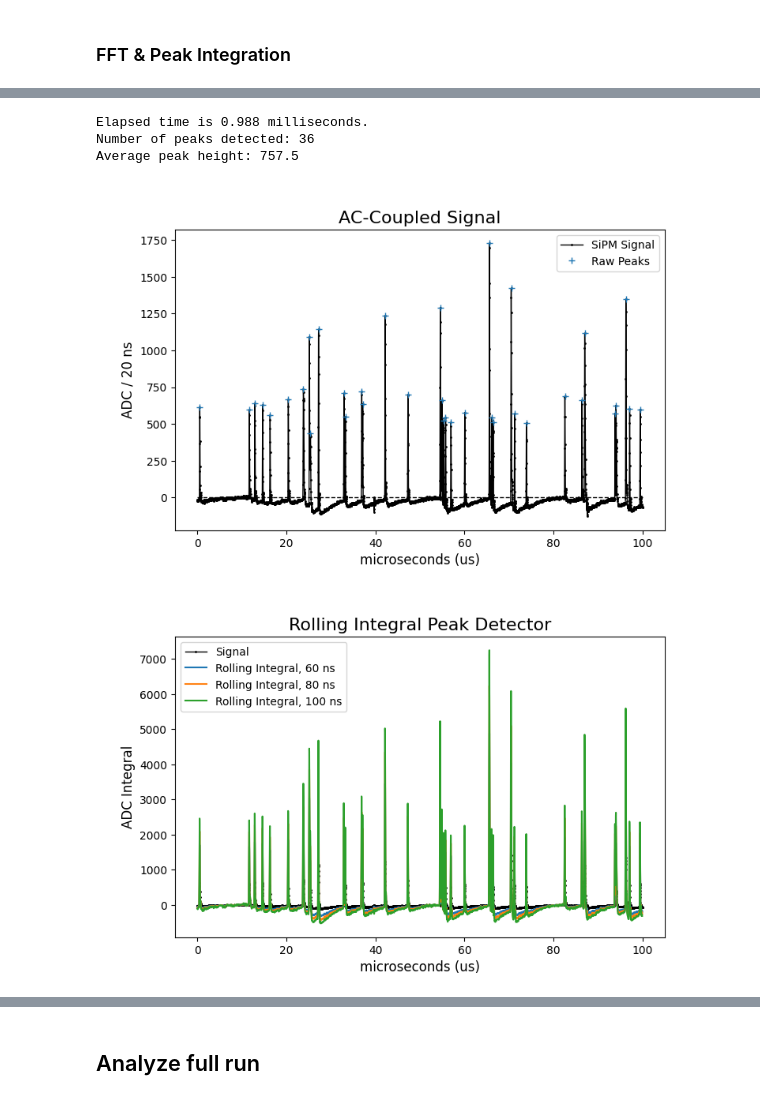
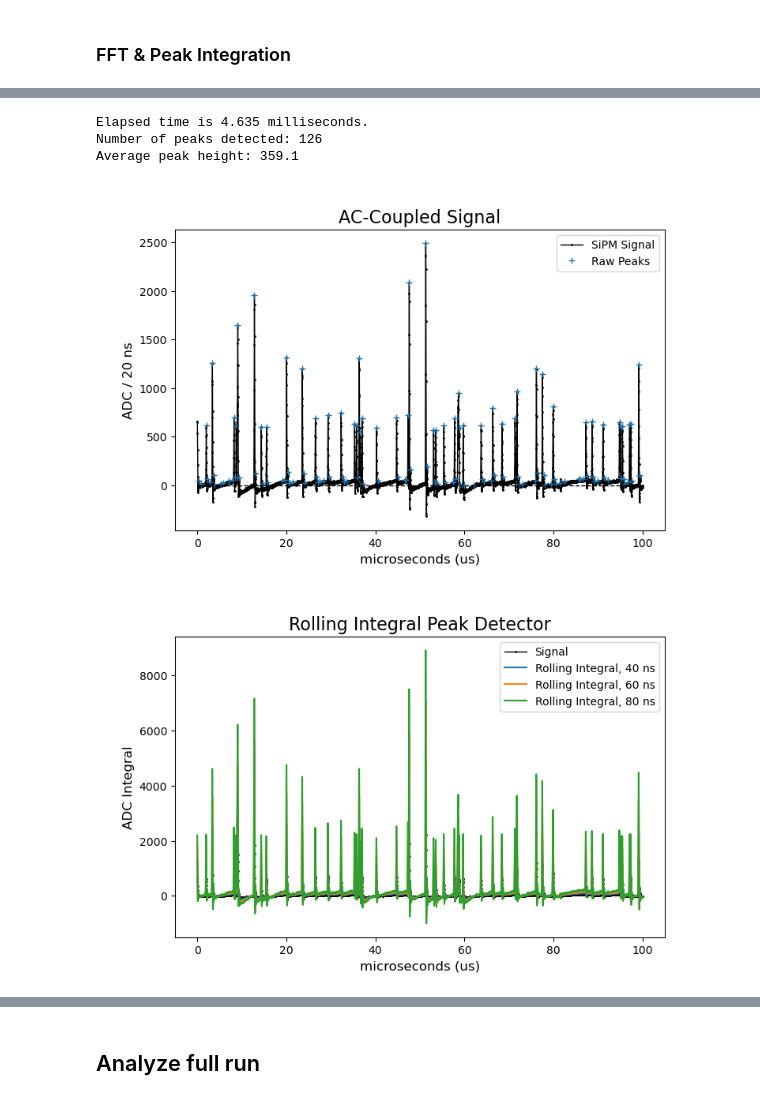
Before and after one commit to peckalec/dm-lab, a Jupyter notebook: REFLECT/SiPM_Analysis.ipynb, the cells around one changed output, grey strips where cells are left out. Cells and saved outputs as stored; diff of their text form; code cells hidden in the pictures.

```diff
--- a/REFLECT/SiPM_Analysis.ipynb
+++ b/REFLECT/SiPM_Analysis.ipynb
@@ -159,8 +175,8 @@ def analyze_sample_manual(inputkey):
 
 #inputfile=uproot.open("../../REFLECT/hiletgo/darksignals/output1919.root")
 #inputfile=uproot.open("../../REFLECT/run1/LN2/output2183.root")
-inputfile=uproot.open("../../REFLECT/sipm523/output2363.root") # cold 521 run
-#inputfile=uproot.open("../../REFLECT/sipm523/output1990.root")
+#inputfile=uproot.open("../../REFLECT/run2/output261.root")
+inputfile=uproot.open("../../REFLECT/runLAr.0/output3143.root")
 
 totsamples = int(inputfile.keys()[-1][10:-21])
 
@@ -181,11 +197,11 @@ hiresrange = 6 # window range
 NyquistProtection = True
 
 downsampling = 2  # average (2n+1) samples and rebin, retaining center bin time
-smoothing = 1     # average (2n+1) samples without rebinning
+smoothing = 0     # average (2n+1) samples without rebinning
 verbose = True
 
 # Select individual sample to tune analysis parameters
-samplenum = 155 #562 # 26 with no peaks
+samplenum = 681 #562 # 26 with no peaks
 
 #### Generate preview
 ahist = inputfile[inputfile.keys()[samplenum]].values()
@@ -203,7 +219,7 @@ plt.plot(time,signal,marker=".",linewidth=1,markersize=2,color="black")
 plt.title(f"Signal preview; 280 nm LED, 10% optical power, PTFE in LN2")
 plt.xlabel("microseconds")
 plt.ylabel(f"ADC / {(time[1]-time[0])*1000:.0f} ns")
-#plt.xlim(0,10)
+#plt.xlim(80,90)
 #plt.ylim(0,1000)
 plt.show()
 # %% [output]
@@ -295,8 +311,8 @@ Window FFT max frequency: 12.13
 # %%
 ####  Select Lowpass removal
-lowpasscut = 1/10
-DCoffset = np.mean(signal)+0.08*(np.mean(signal)-np.mean(signal)) # manual DC offset
-
+lowpasscut = 1/12
+DCoffset = min(signal)+0.18*(max(signal)-min(signal)) # manual DC offset
+DCoffset = 1973
 #### Remove lowpass from original signal and compare
 tic()
 print("Calculating Inverse FFT...")
@@ -357,32 +373,32 @@ plt.ylabel(f"ADC / {(time[1]-time[0])*1000:.0f} ns", size=12)
 #plt.xlim(0,48)
 plt.show()
 # %% [output]
-Elapsed time is 0.988 milliseconds.
-Number of peaks detected: 36
-Average peak height: 757.5
+Elapsed time is 4.635 milliseconds.
+Number of peaks detected: 126
+Average peak height: 359.1
-[figure, old version]
+[figure, new version]
 # %%
 #### Select rolling integral windows to try
-mywindows = [3,4,5]
+mywindows = [2,3,4]
 
 plt.close()
 plt.plot(time,signal_lp,label="Signal",marker=".",linewidth=1,markersize=2,color="black")
 
 for window in mywindows:
     for shift in range(window):
         if shift == 0:
             peakfind = 1*signal_lp[:len(signal_lp)+1-window] # divide by 5 for easier comparison to original data
         else: peakfind += 1*signal_lp[shift:len(signal_lp)+1-window+shift]
     plt.plot(time[:1-window],peakfind,label=f"Rolling Integral, {(time[window]-time[0])*1000:.0f} ns")
 
 plt.legend()
 plt.title("Rolling Integral Peak Detector", size=16)
 plt.xlabel("microseconds (us)", size=12)
 plt.ylabel("ADC Integral", size=12)
 #plt.xlim(0,12)
 plt.show()
 #sum(signal_lp[np.argmin(abs(time-mytime)):np.argmin(abs(time-mytime-mywindow))]),sum(signal_lp[0:-1])
 # %% [output]
-[figure, old version]
+[figure, new version]
 # %%
 #### Select integral peak-finder parameters
```
Also changed, not shown: parts of 42 cells of this notebook.
